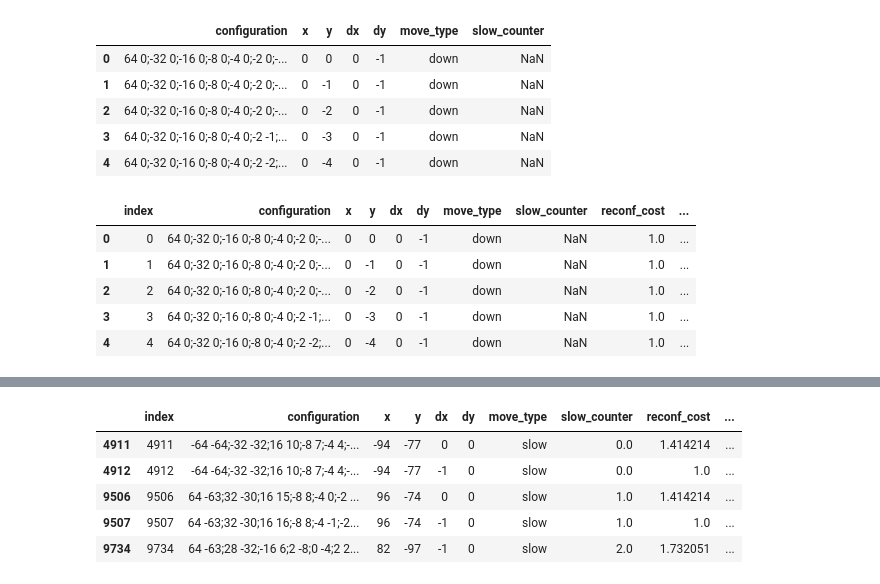
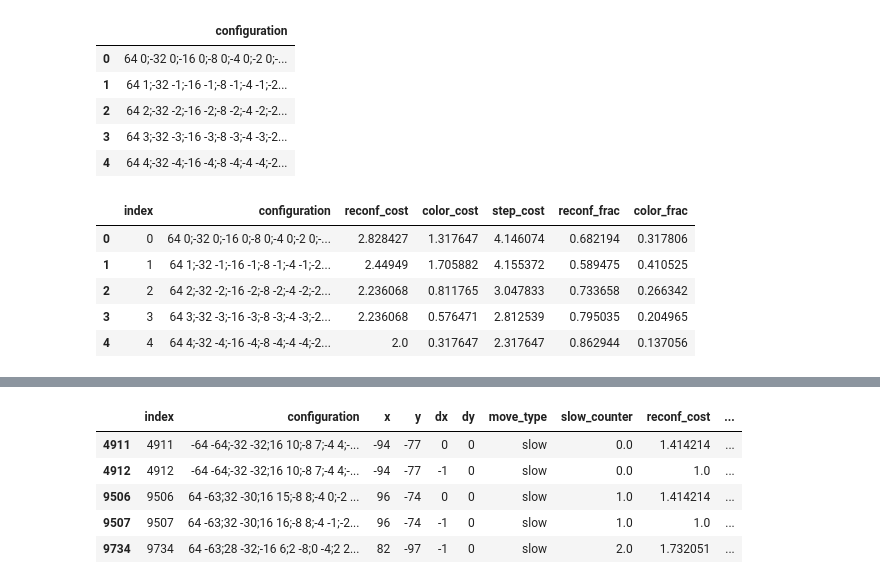
Before and after one commit to seljaks/santa2022, a Jupyter notebook: notebooks/analysis.ipynb, the cells around one changed output, grey strips where cells are left out. Saved outputs shown, nothing was run; the diff lists cells and outputs as text; code cells hidden in the pictures.

```diff
--- a/notebooks/analysis.ipynb
+++ b/notebooks/analysis.ipynb
@@ -4,15 +4,15 @@ import numpy as np
 # %%
 from santa_2022.post_processing import *
 # %%
-stats = pd.read_csv('../output/info/corner=False-max_links=8-down-5.00-78347.578990.csv')
+stats = pd.read_csv('../output/submissions/initial_tsp_approach.csv')
 stats.head()
 # %% [output]
-|  | configuration | x | y | dx | dy | move_type | slow_counter |
-| 0 | 64 0;-32 0;-16 0;-8 0;-4 0;-2 0;-... | 0 | 0 | 0 | -1 | down | NaN |
-| 1 | 64 0;-32 0;-16 0;-8 0;-4 0;-2 0;-... | 0 | -1 | 0 | -1 | down | NaN |
-| 2 | 64 0;-32 0;-16 0;-8 0;-4 0;-2 0;-... | 0 | -2 | 0 | -1 | down | NaN |
-| 3 | 64 0;-32 0;-16 0;-8 0;-4 0;-2 -1;... | 0 | -3 | 0 | -1 | down | NaN |
-| 4 | 64 0;-32 0;-16 0;-8 0;-4 0;-2 -2;... | 0 | -4 | 0 | -1 | down | NaN |
+|  | configuration |
+| 0 | 64 0;-32 0;-16 0;-8 0;-4 0;-2 0;-... |
+| 1 | 64 1;-32 -1;-16 -1;-8 -1;-4 -1;-2... |
+| 2 | 64 2;-32 -2;-16 -2;-8 -2;-4 -2;-2... |
+| 3 | 64 3;-32 -3;-16 -3;-8 -3;-4 -3;-2... |
+| 4 | 64 4;-32 -4;-16 -4;-8 -4;-4 -4;-2... |
 # %%
 image = df_to_image(pd.read_csv('../data/image.csv'))
 
@@ -20,9 +20,9 @@ add_costs(stats, image)
 stats = stats.reset_index()
 stats.head()
 # %% [output]
-|  | index | configuration | x | y | dx | dy | move_type | slow_counter | reconf_cost | ... |
-| 0 | 0 | 64 0;-32 0;-16 0;-8 0;-4 0;-2 0;-... | 0 | 0 | 0 | -1 | down | NaN | 1.0 | ... |
-| 1 | 1 | 64 0;-32 0;-16 0;-8 0;-4 0;-2 0;-... | 0 | -1 | 0 | -1 | down | NaN | 1.0 | ... |
-| 2 | 2 | 64 0;-32 0;-16 0;-8 0;-4 0;-2 0;-... | 0 | -2 | 0 | -1 | down | NaN | 1.0 | ... |
-| 3 | 3 | 64 0;-32 0;-16 0;-8 0;-4 0;-2 -1;... | 0 | -3 | 0 | -1 | down | NaN | 1.0 | ... |
-| 4 | 4 | 64 0;-32 0;-16 0;-8 0;-4 0;-2 -2;... | 0 | -4 | 0 | -1 | down | NaN | 1.0 | ... |
+|  | index | configuration | reconf_cost | color_cost | step_cost | reconf_frac | color_frac |
+| 0 | 0 | 64 0;-32 0;-16 0;-8 0;-4 0;-2 0;-... | 2.828427 | 1.317647 | 4.146074 | 0.682194 | 0.317806 |
+| 1 | 1 | 64 1;-32 -1;-16 -1;-8 -1;-4 -1;-2... | 2.44949 | 1.705882 | 4.155372 | 0.589475 | 0.410525 |
+| 2 | 2 | 64 2;-32 -2;-16 -2;-8 -2;-4 -2;-2... | 2.236068 | 0.811765 | 3.047833 | 0.733658 | 0.266342 |
+| 3 | 3 | 64 3;-32 -3;-16 -3;-8 -3;-4 -3;-2... | 2.236068 | 0.576471 | 2.812539 | 0.795035 | 0.204965 |
+| 4 | 4 | 64 4;-32 -4;-16 -4;-8 -4;-4 -4;-2... | 2.0 | 0.317647 | 2.317647 | 0.862944 | 0.137056 |
```
Also changed, not shown: parts of 4 cells of this notebook.
